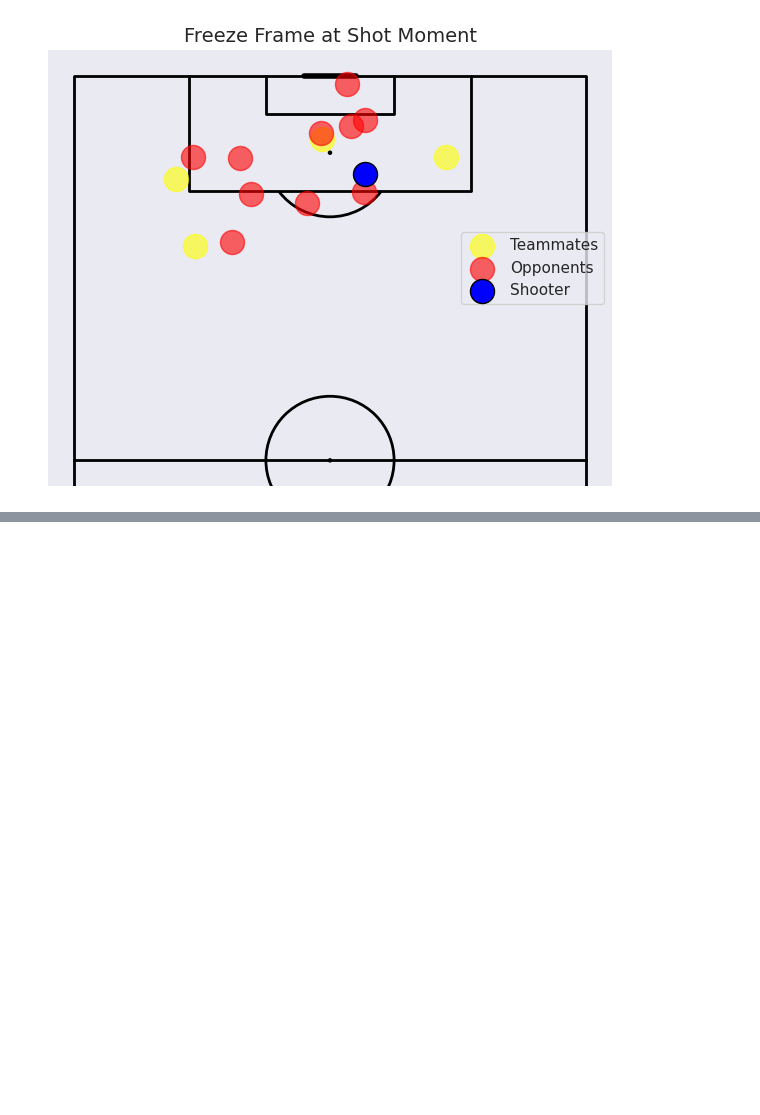
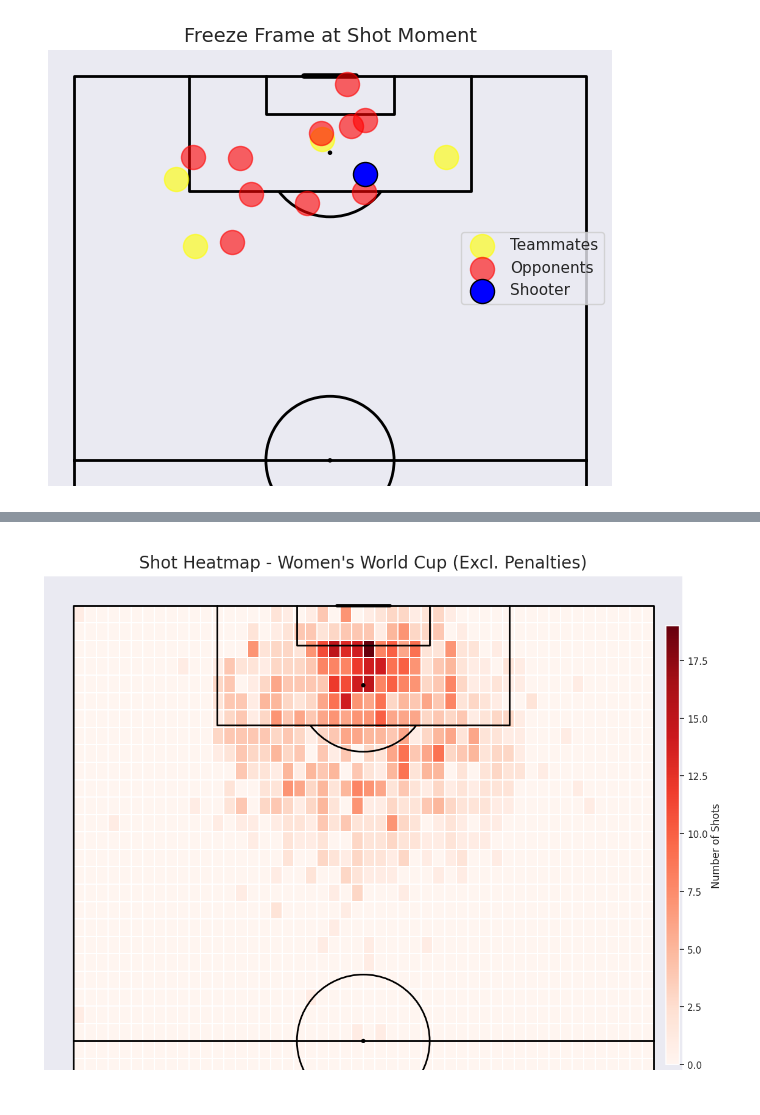
Before and after one commit to IvaroEkel/Probabilistic-Machine-Learning_lecture-PROJECTS, a Jupyter notebook: projects/08-1SHXXXX_football_analytics/notebooks/data_loading_and_exploration.ipynb, the cells around one changed output, grey strips where cells are left out. Saved outputs shown, nothing was run; the diff lists cells and outputs as text; code cells hidden in the pictures; blank space fills up the shorter version.

```diff
--- a/projects/08-1SHXXXX_football_analytics/notebooks/data_loading_and_exploration.ipynb
+++ b/projects/08-1SHXXXX_football_analytics/notebooks/data_loading_and_exploration.ipynb
@@ -396,0 +449,49 @@ memory usage: 2.7+ KB
+# %%
+# Filter out penalties
+shots_no_penalties = shots_master_women_world_cup_df[shots_master_women_world_cup_df['sub_type_name'] != 'Penalty']
+
+# Set up the pitch
+pitch = VerticalPitch(
+    line_color='black',
+    half=True,
+    pitch_type='custom',
+    pitch_length=120,
+    pitch_width=80,
+    line_zorder=2
+)
+
+fig, ax = pitch.grid(
+    grid_height=0.9,
+    title_height=0.06,
+    axis=False,
+    endnote_height=0.04,
+    title_space=0,
+    endnote_space=0
+)
+
+# Calculate bin statistics without penalties
+bin_statistic_shots = pitch.bin_statistic(
+    shots_no_penalties['x'],
+    shots_no_penalties['y'],
+    bins=(50, 50)
+)
+
+# Plot heatmap
+pcm = pitch.heatmap(
+    bin_statistic_shots,
+    ax=ax['pitch'],
+    cmap='Reds',
+    edgecolor='white',
+    linewidth=0.01
+)
+
+# Colorbar
+ax_cbar = fig.add_axes((0.95, 0.05, 0.02, 0.8))
+cbar = plt.colorbar(pcm, cax=ax_cbar)
+cbar.set_label('Number of Shots')
+
+# Title
+fig.suptitle('Shot Heatmap - Women\'s World Cup (Excl. Penalties)', fontsize=20)
+plt.show()
+# %% [output]
+[figure, added]
```
Also changed, not shown: parts of 16 cells of this notebook.
